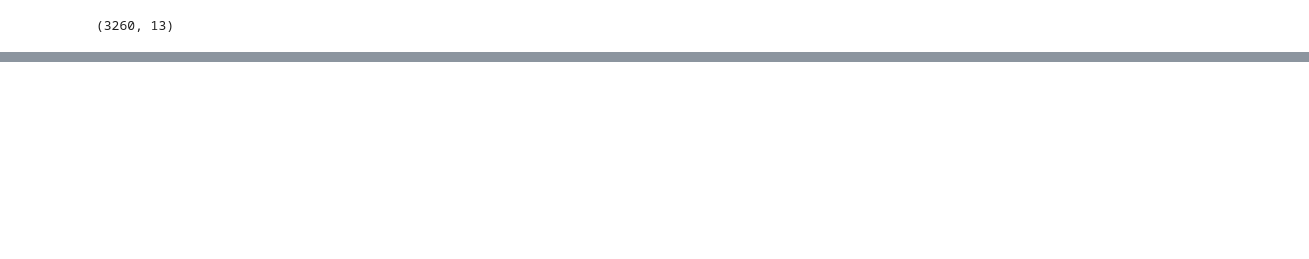
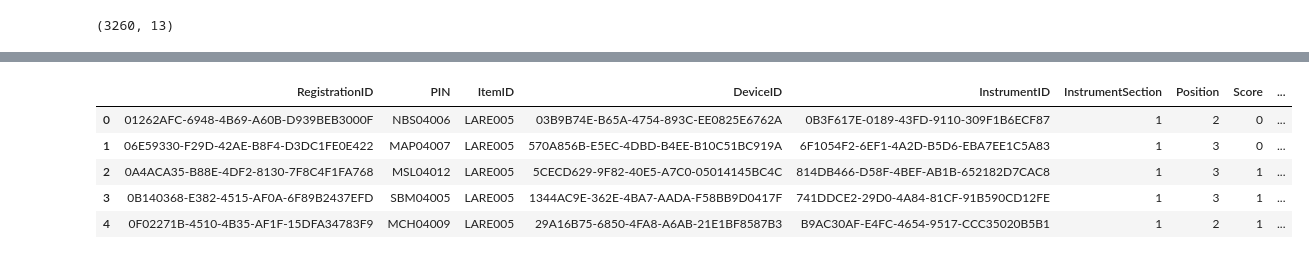
Before and after one commit to tianchu-shu/NWMSS, a Jupyter notebook: NIHTB_Norming/OR_norm.ipynb, the cells around one changed output, grey strips where cells are left out. Saved outputs shown, nothing was run; the diff lists cells and outputs as text; code cells hidden in the pictures; blank space fills up the shorter version.

```diff
--- a/NIHTB_Norming/OR_norm.ipynb
+++ b/NIHTB_Norming/OR_norm.ipynb
@@ -90,0 +76,8 @@ rv.shape
+# %%
+#routing forms are everything that contain “Routing_” in the column Form in FormWords.
+#Remember that routing form item IDs overlap with Live Form item IDs so you can’t just do a match across all items taken.
+r4=xls[xls['Form'].str.contains("Routing_4")]
+r56=xls[xls['Form'].str.contains("Routing_5-6")]
+r79=xls[xls['Form'].str.contains("Routing_7-9")]
+r10=xls[xls['Form'].str.contains("Routing_10-SC")]
+rb=xls[xls['Form'].str.contains('Routing_BachPlus')]
@@ -90,0 +86,14 @@ rv.shape
+# %%
+df4 = df[df.Age==4]
+#filter by age 4
+df4 = df4[(df4.Position >=1) & (df4.Position <=5)]
+df4 =pd.merge(df4, r4, on=['ItemID'])
+# %%
+df4.head()
+# %% [output]
+|  | RegistrationID | PIN | ItemID | DeviceID | InstrumentID | InstrumentSection | Position | Score | ... |
+| 0 | 01262AFC-6948-4B69-A60B-D939BEB3000F | NBS04006 | LARE005 | 03B9B74E-B65A-4754-893C-EE0825E6762A | 0B3F617E-0189-43FD-9110-309F1B6ECF87 | 1 | 2 | 0 | ... |
+| 1 | 06E59330-F29D-42AE-B8F4-D3DC1FE0E422 | MAP04007 | LARE005 | 570A856B-E5EC-4DBD-B4EE-B10C51BC919A | 6F1054F2-6EF1-4A2D-B5D6-EBA7EE1C5A83 | 1 | 3 | 0 | ... |
+| 2 | 0A4ACA35-B88E-4DF2-8130-7F8C4F1FA768 | MSL04012 | LARE005 | 5CECD629-9F82-40E5-A7C0-05014145BC4C | 814DB466-D58F-4BEF-AB1B-652182D7CAC8 | 1 | 3 | 1 | ... |
+| 3 | 0B140368-E382-4515-AF0A-6F89B2437EFD | SBM04005 | LARE005 | 1344AC9E-362E-4BA7-AADA-F58BB9D0417F | 741DDCE2-29D0-4A84-81CF-91B590CD12FE | 1 | 3 | 1 | ... |
+| 4 | 0F02271B-4510-4B35-AF1F-15DFA34783F9 | MCH04009 | LARE005 | 29A16B75-6850-4FA8-A6AB-21E1BF8587B3 | B9AC30AF-E4FC-4654-9517-CCC35020B5B1 | 1 | 2 | 1 | ... |
```
Also changed, not shown: parts of 78 cells of this notebook.
